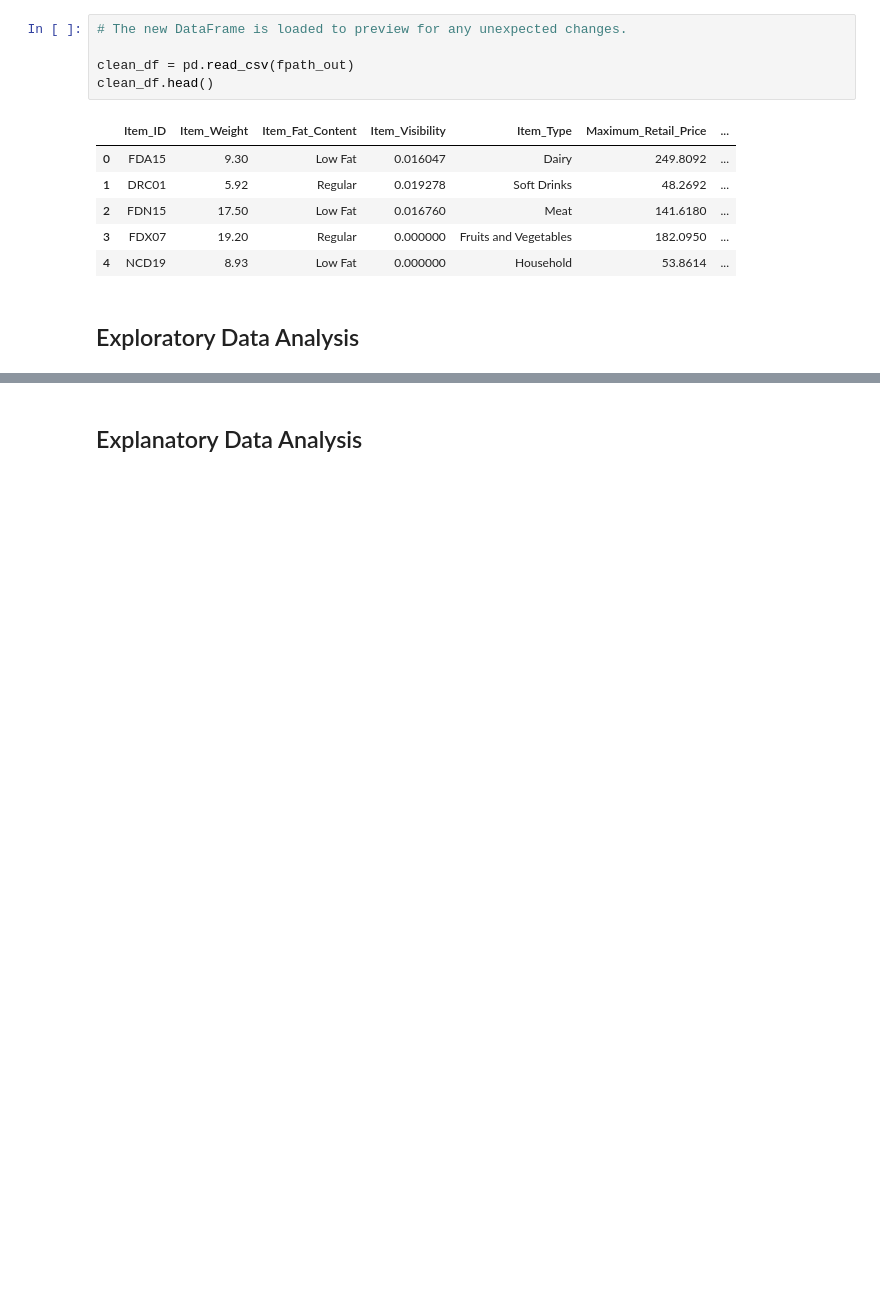
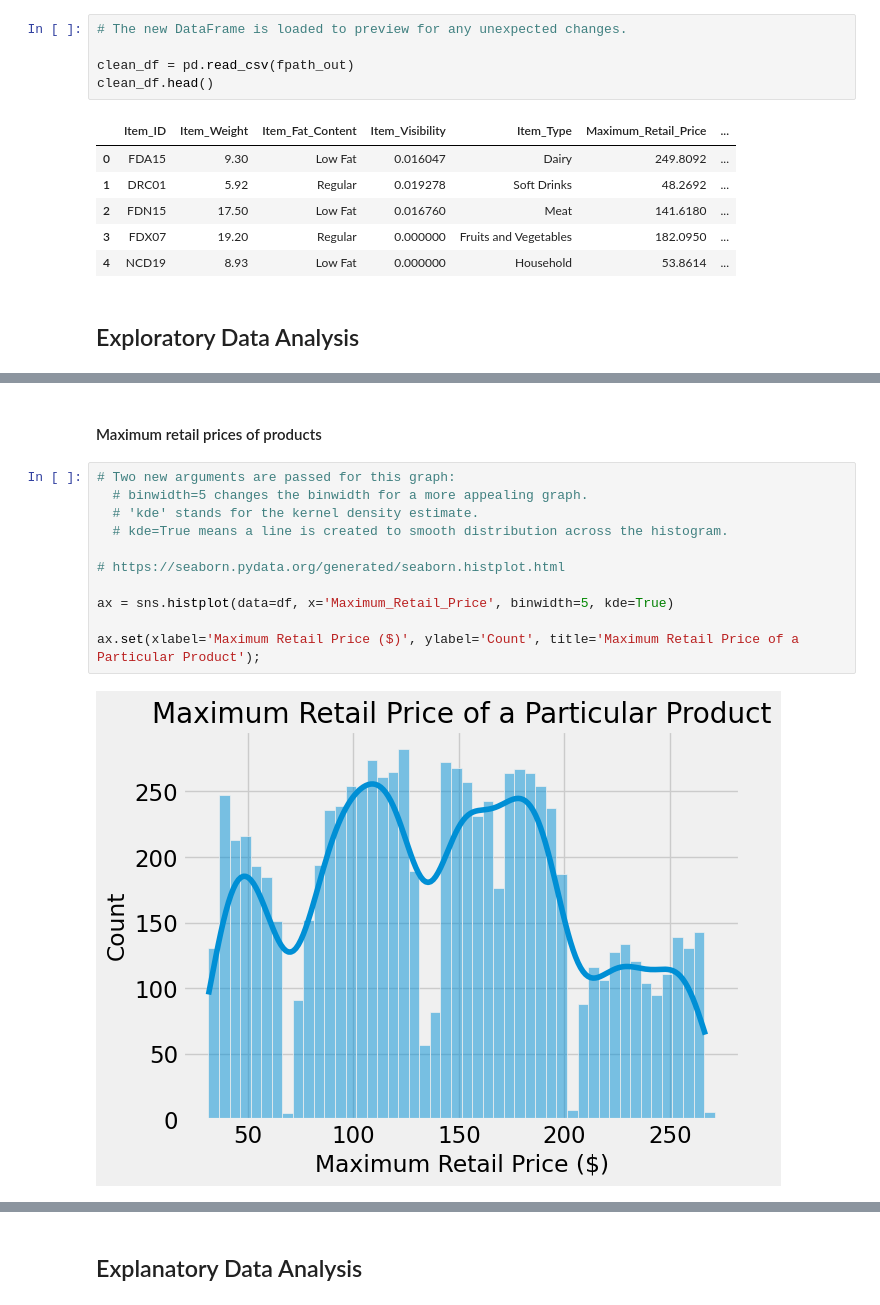
Before and after one commit to NemesisCrociata/Prediction-of-Product-Sales, a Jupyter notebook: Prediction_of_Product_Sales.ipynb, the cells around one changed output, grey strips where cells are left out. Drawn from its saved outputs; the diff is of its cells as text; blank space fills up the shorter version.

```diff
--- a/Prediction_of_Product_Sales.ipynb
+++ b/Prediction_of_Product_Sales.ipynb
@@ -512,0 +573,15 @@ clean_df.head()
+# %% [markdown]
+#### Maximum retail prices of products
+# %%
+# Two new arguments are passed for this graph:
+  # binwidth=5 changes the binwidth for a more appealing graph.
+  # 'kde' stands for the kernel density estimate.
+  # kde=True means a line is created to smooth distribution across the histogram.
+
+# https://seaborn.pydata.org/generated/seaborn.histplot.html
+
+ax = sns.histplot(data=df, x='Maximum_Retail_Price', binwidth=5, kde=True)
+
+ax.set(xlabel='Maximum Retail Price ($)', ylabel='Count', title='Maximum Retail Price of a Particular Product');
+# %% [output]
+[figure, added]
```
Also changed, not shown: parts of 48 cells of this notebook.
